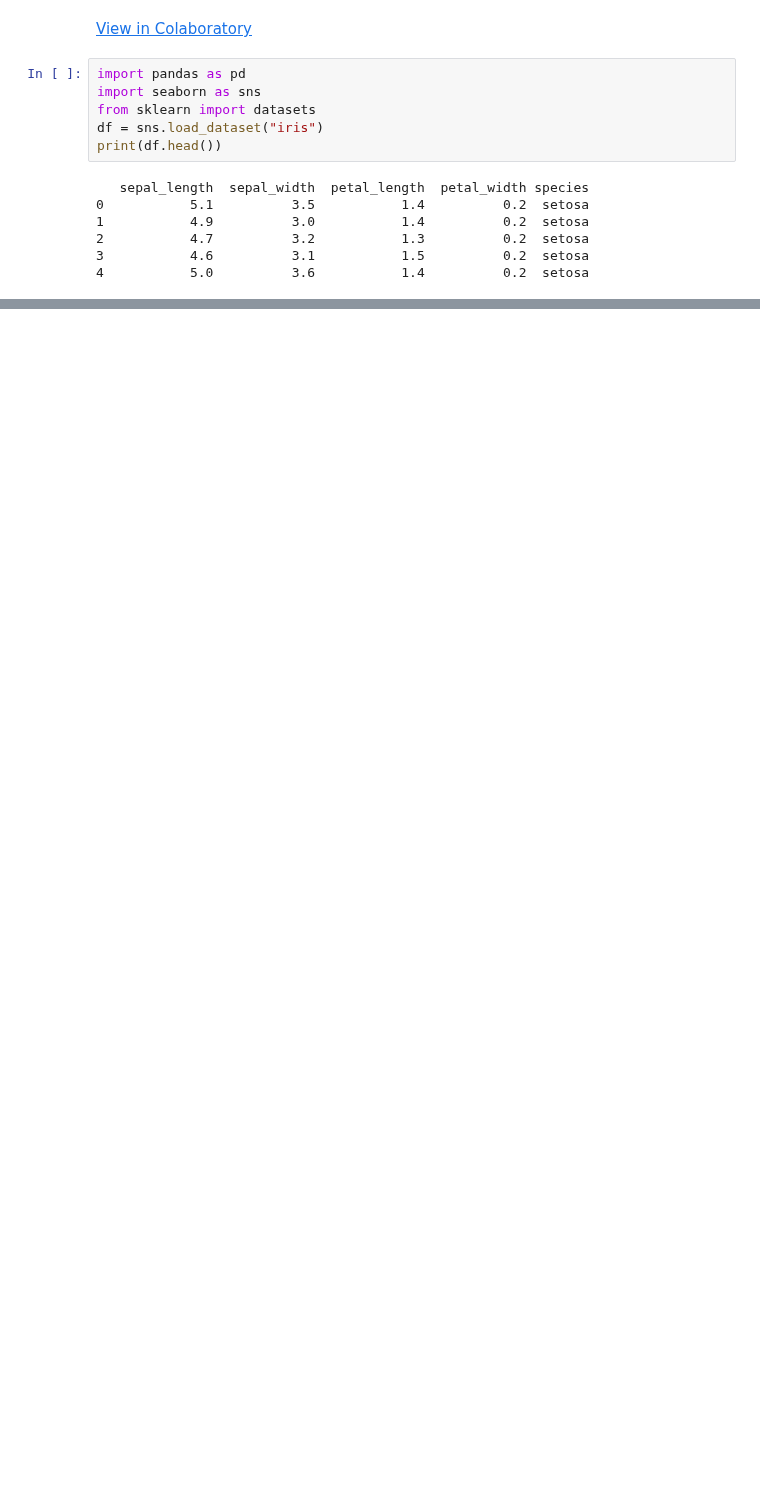
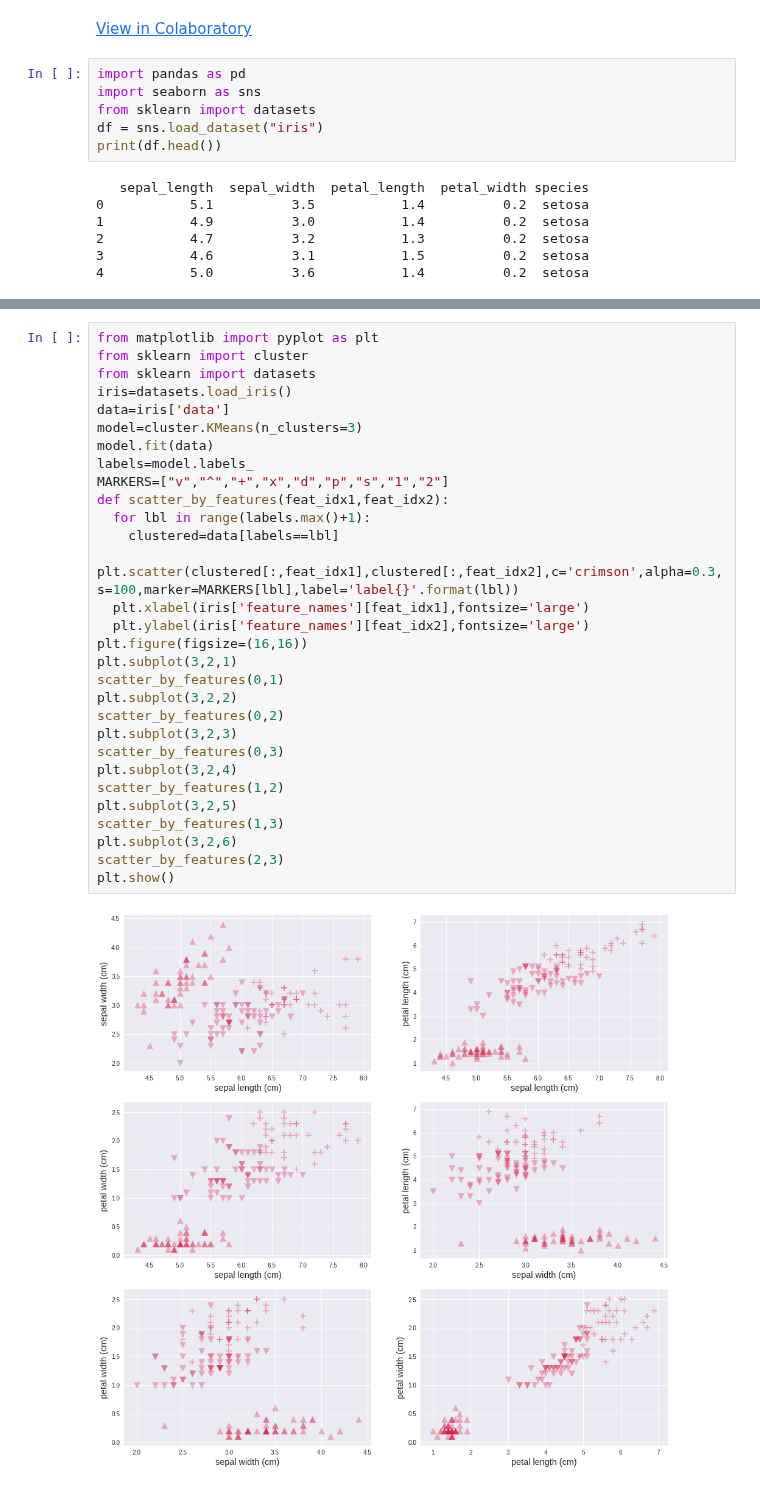
Before and after one commit to kintarou/django-starter, a Jupyter notebook: clustering_on_iris.ipynb, the cells around one changed output, grey strips where cells are left out. Saved outputs shown, nothing was run; the diff lists cells and outputs as text; blank space fills up the shorter version.

```diff
--- a/clustering_on_iris.ipynb
+++ b/clustering_on_iris.ipynb
@@ -32,0 +33,32 @@ plt.scatter(ldata[:,2],ldata[:,3],c='red',alpha=0.3,s=100,marker='*')
+# %%
+from matplotlib import pyplot as plt
+from sklearn import cluster
+from sklearn import datasets
+iris=datasets.load_iris()
+data=iris['data']
+model=cluster.KMeans(n_clusters=3)
+model.fit(data)
+labels=model.labels_
+MARKERS=["v","^","+","x","d","p","s","1","2"]
+def scatter_by_features(feat_idx1,feat_idx2):
+  for lbl in range(labels.max()+1):
+    clustered=data[labels==lbl]
+    plt.scatter(clustered[:,feat_idx1],clustered[:,feat_idx2],c='crimson',alpha=0.3,s=100,marker=MARKERS[lbl],label='label{}'.format(lbl))
+  plt.xlabel(iris['feature_names'][feat_idx1],fontsize='large')
+  plt.ylabel(iris['feature_names'][feat_idx2],fontsize='large')
+plt.figure(figsize=(16,16))
+plt.subplot(3,2,1)
+scatter_by_features(0,1)
+plt.subplot(3,2,2)
+scatter_by_features(0,2)
+plt.subplot(3,2,3)
+scatter_by_features(0,3)
+plt.subplot(3,2,4)
+scatter_by_features(1,2)
+plt.subplot(3,2,5)
+scatter_by_features(1,3)
+plt.subplot(3,2,6)
+scatter_by_features(2,3)
+plt.show()
+# %% [output]
+[figure, added]
```
Also changed, not shown: parts of 1 cell of this notebook.
